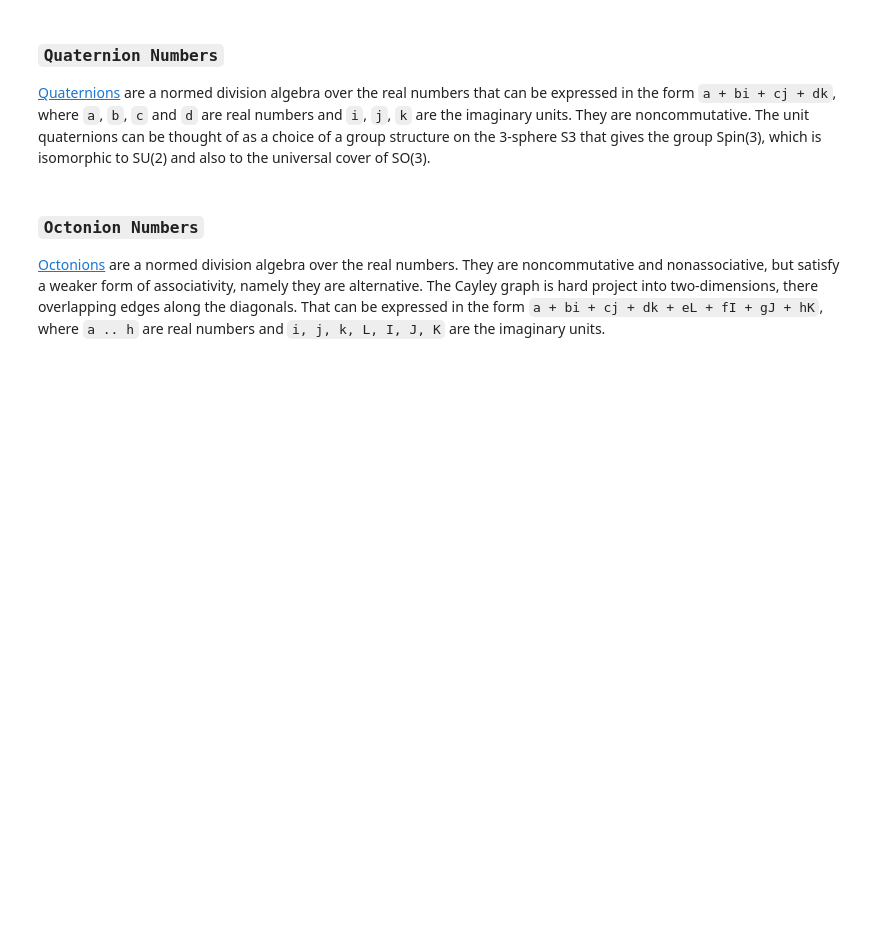
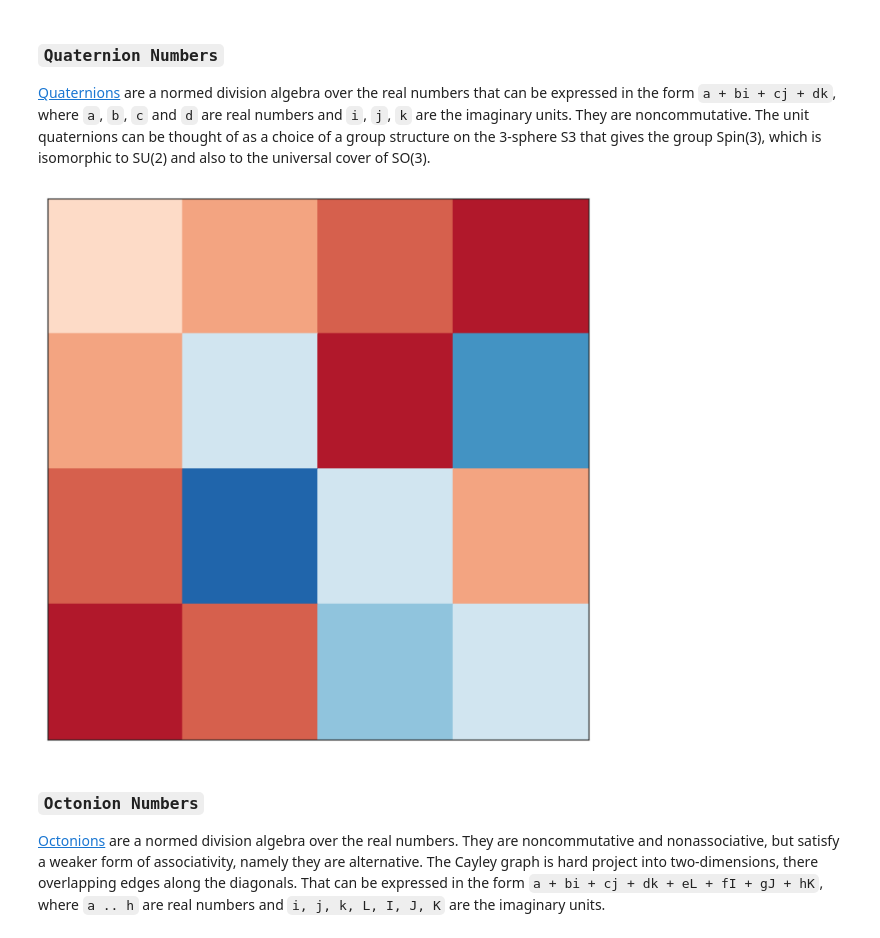
Before and after one commit to tallenglish/HyperComplex, a Jupyter notebook: plot.ipynb, the cells around one changed output. Drawn from its saved outputs; the diff is of its cells as text; code cells hidden in the pictures; blank space fills up the shorter version.

```diff
--- a/plot.ipynb
+++ b/plot.ipynb
@@ -44,7 +46,9 @@ plot(named="Complex", show=True)
 
 [Quaternions](http://en.wikipedia.org/wiki/Quaternion) are a normed division algebra over the real numbers that can be expressed in the form `a + bi + cj + dk`, where `a`, `b`, `c` and `d` are real numbers and `i`, `j`, `k` are the imaginary units.  They are noncommutative. The unit quaternions can be thought of as a choice of a group structure on the 3-sphere S3 that gives the group Spin(3), which is isomorphic to SU(2) and also to the universal cover of SO(3).
 # %%
-plot(named="Quaternion", show=True)
+plot(named="Quaternion", diverging=True, show=True)
+# %% [output]
+[figure, added]
 # %% [markdown]
 ### **`Octonion Numbers`**
 
```
Also changed, not shown: parts of 8 cells of this notebook, 2 other files.
